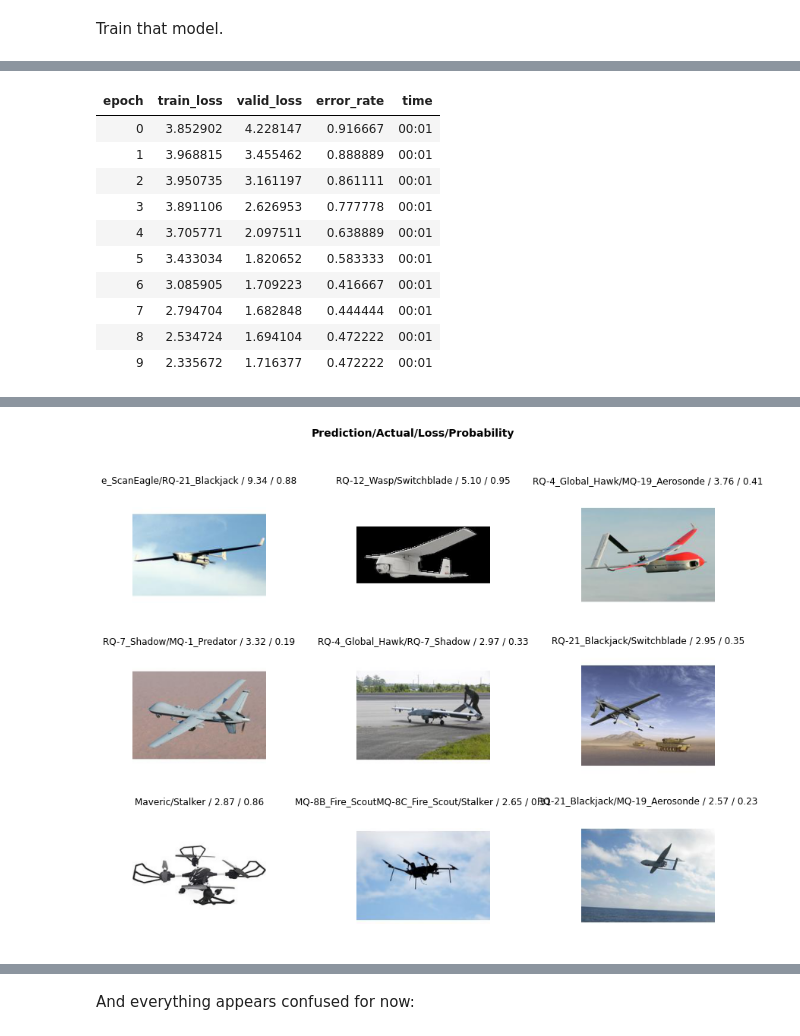
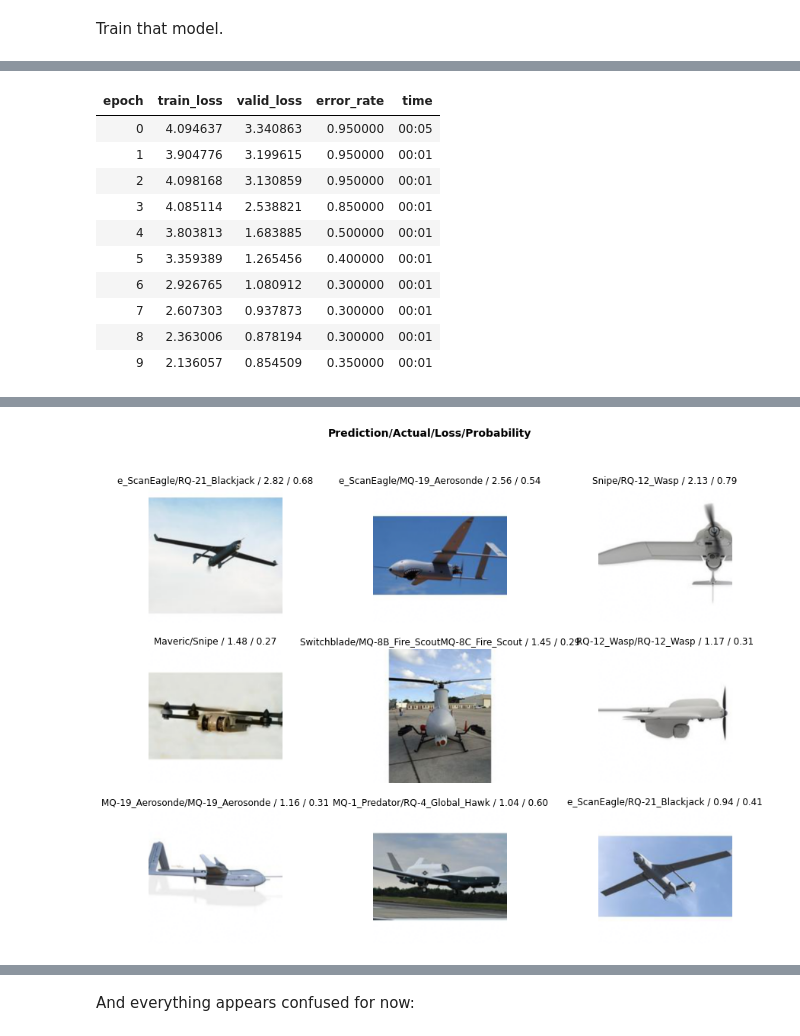
Before and after one commit to frasercrichton/fastai2-learning, a Jupyter notebook: nbs/drone.ipynb, the cells around one changed output, grey strips where cells are left out. Saved outputs shown, nothing was run; the diff lists cells and outputs as text; code cells hidden in the pictures.

```diff
--- a/nbs/drone.ipynb
+++ b/nbs/drone.ipynb
@@ -58,3 +55,5 @@ File system has been successfully mounted.
 # %%
-path = untar_data("https://storage.googleapis.com/forensic-architecture-machine-learning/drone/drones.zip"); path
+!rm -rf drone
+!unzip "forensic-architecture-machine-learning/drone/drones.zip"
+# path = untar_data("https://storage.googleapis.com/forensic-architecture-machine-learning/drone/drones.zip"); path
 # %% [output]
@@ -62,7 +77,7 @@ Path('.')
 # %% [markdown]
 Get that dataset
 # %%
+
 from fastai2.vision.all import *
-dataset = path/'dataset'; dataset
-dataset.ls()
+path = Path("drone"); path
 # %% [output]
@@ -75,11 +96,13 @@ path.ls()
 # %% [markdown]
 Populate an Image data loader and then check we can see some drones in there.
 # %%
-path_img = path/'dataset'
-fnames = get_image_files(path_img)
-# fnames = get_image_files(path)
+
 def label_func(x): return x.parent.name
-dls = ImageDataLoaders.from_path_func(path, fnames, label_func)
+
+
+dls = ImageDataLoaders.from_path_func(path_img, fnames, label_func,
+                                      item_tfms=RandomResizedCrop(460, min_scale=0.75), bs=bs//2,
+                                     batch_tfms=[*aug_transforms(size=299, max_warp=0), Normalize.from_stats(*imagenet_stats)])
 # , item_tfms=Resize(460), bs=bs, batch_tfms=[*aug_transforms(size=224, min_scale=0.75), Normalize.from_stats(*imagenet_stats)]
-dls.show_batch(max_n=9, figsize=(7,6))
+dls.show_batch(max_n=12, figsize=(7,6))
 # %% [output]
@@ -104,6 +127,6 @@ fnames
 # %% [markdown]
 Train that model.
 # %%
-learn = cnn_learner(dls, resnet34, metrics=error_rate).to_fp16()
+learn = cnn_learner(dls, resnet50, metrics=error_rate).to_fp16()
 learn.fit_one_cycle(10)
 # %% [output]
@@ -110,14 +134,14 @@ learn.fit_one_cycle(10)
 | epoch | train_loss | valid_loss | error_rate | time |
-| 0 | 3.852902 | 4.228147 | 0.916667 | 00:01 |
-| 1 | 3.968815 | 3.455462 | 0.888889 | 00:01 |
-| 2 | 3.950735 | 3.161197 | 0.861111 | 00:01 |
-| 3 | 3.891106 | 2.626953 | 0.777778 | 00:01 |
-| 4 | 3.705771 | 2.097511 | 0.638889 | 00:01 |
-| 5 | 3.433034 | 1.820652 | 0.583333 | 00:01 |
-| 6 | 3.085905 | 1.709223 | 0.416667 | 00:01 |
-| 7 | 2.794704 | 1.682848 | 0.444444 | 00:01 |
-| 8 | 2.534724 | 1.694104 | 0.472222 | 00:01 |
-| 9 | 2.335672 | 1.716377 | 0.472222 | 00:01 |
+| 0 | 4.094637 | 3.340863 | 0.950000 | 00:05 |
+| 1 | 3.904776 | 3.199615 | 0.950000 | 00:01 |
+| 2 | 4.098168 | 3.130859 | 0.950000 | 00:01 |
+| 3 | 4.085114 | 2.538821 | 0.850000 | 00:01 |
+| 4 | 3.803813 | 1.683885 | 0.500000 | 00:01 |
+| 5 | 3.359389 | 1.265456 | 0.400000 | 00:01 |
+| 6 | 2.926765 | 1.080912 | 0.300000 | 00:01 |
+| 7 | 2.607303 | 0.937873 | 0.300000 | 00:01 |
+| 8 | 2.363006 | 0.878194 | 0.300000 | 00:01 |
+| 9 | 2.136057 | 0.854509 | 0.350000 | 00:01 |
 # %%
 learn.save('stage-1')
 # %%
@@ -132,7 +156,7 @@ True
 # %%
 interp.plot_top_losses(9, figsize=(15,11))
 # %% [output]
-[figure, old version]
+[figure, new version]
 # %%
 interp.plot_confusion_matrix(figsize=(12,12), dpi=60)
 # %% [output]
```
Also changed, not shown: parts of 13 cells of this notebook.
